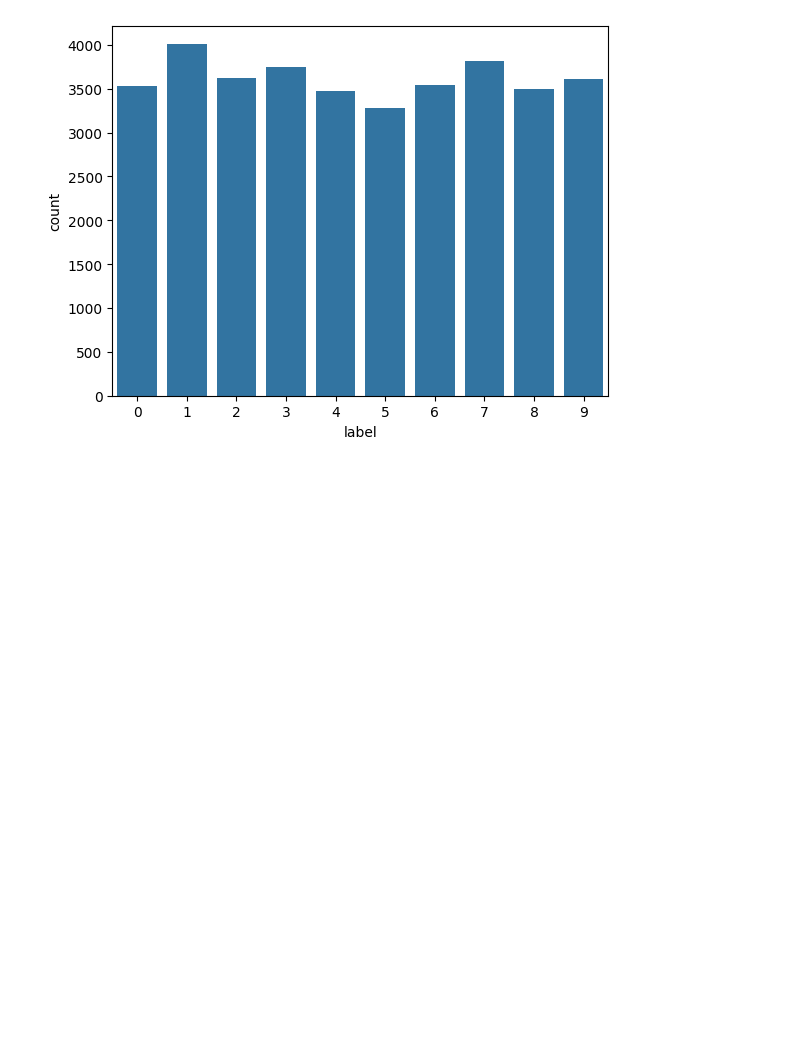
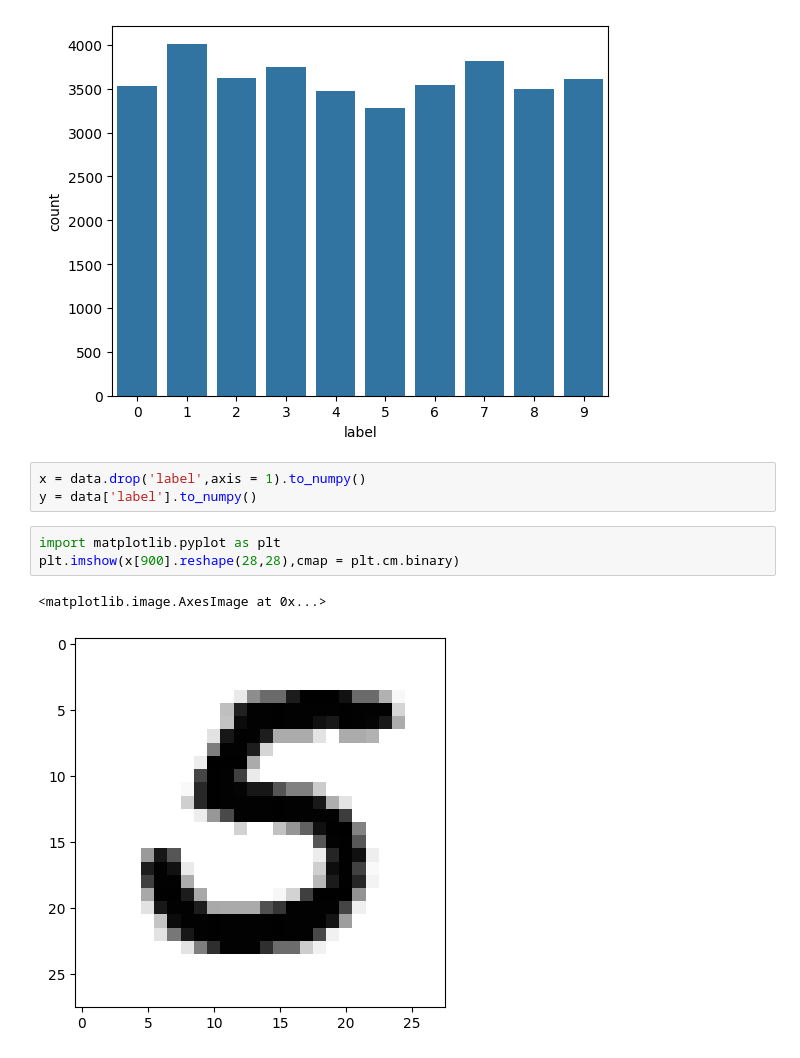
Before and after one commit to Luis321Leo/Reconocimiento_caracteres_IH, a Jupyter notebook: Caracteres_manuscritos_IH.ipynb, the cells around one changed output. Saved outputs shown, nothing was run; the diff lists cells and outputs as text; blank space fills up the shorter version.

```diff
--- a/Caracteres_manuscritos_IH.ipynb
+++ b/Caracteres_manuscritos_IH.ipynb
@@ -90,3 +90,12 @@ sns.countplot(x=data.label)
 # %% [output]
 <Axes: xlabel='label', ylabel='count'>
 [figure]
+# %%
+x = data.drop('label',axis = 1).to_numpy()
+y = data['label'].to_numpy()
+# %%
+import matplotlib.pyplot as plt
+plt.imshow(x[900].reshape(28,28),cmap = plt.cm.binary)
+# %% [output]
+<matplotlib.image.AxesImage at 0x...>
+[figure, added]
```
Also changed, not shown: parts of 1 cell of this notebook.
